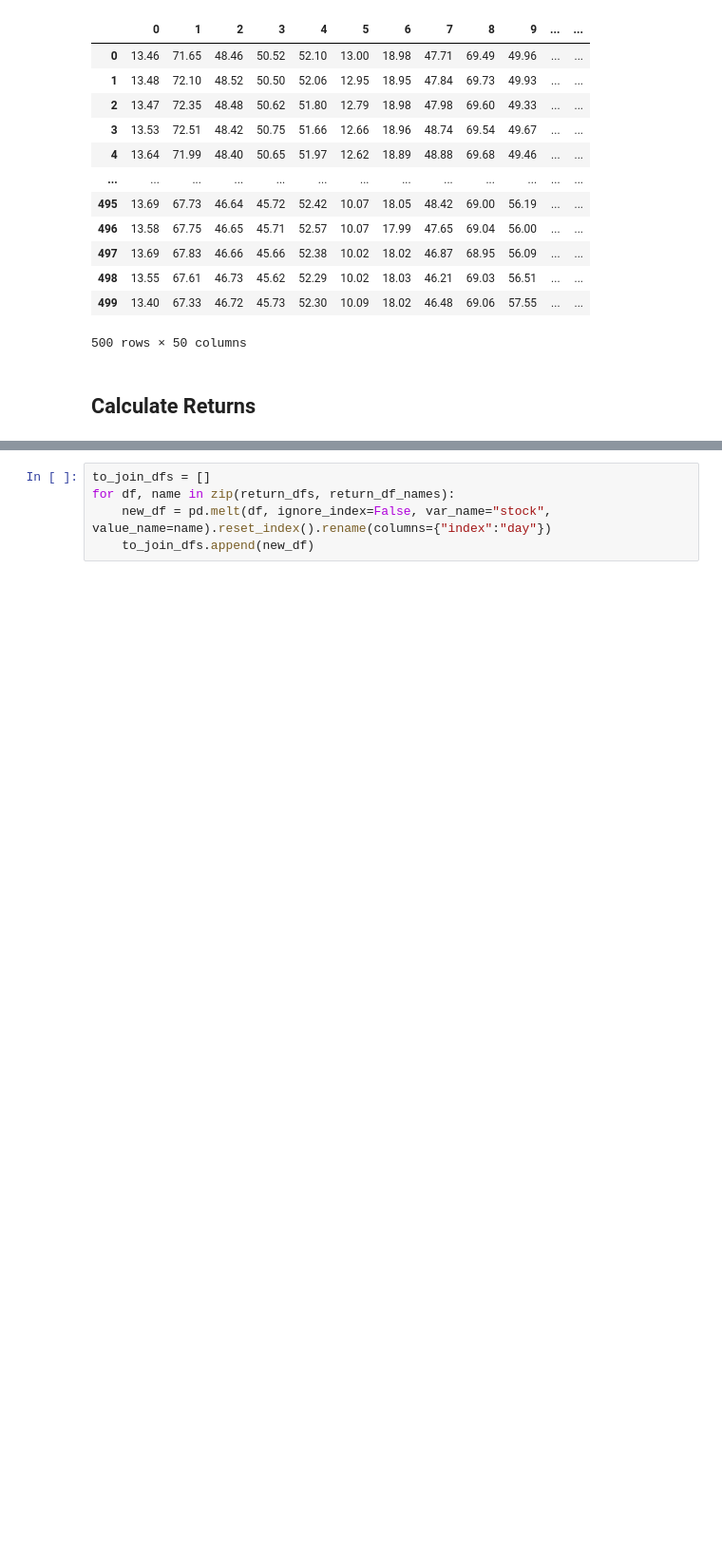
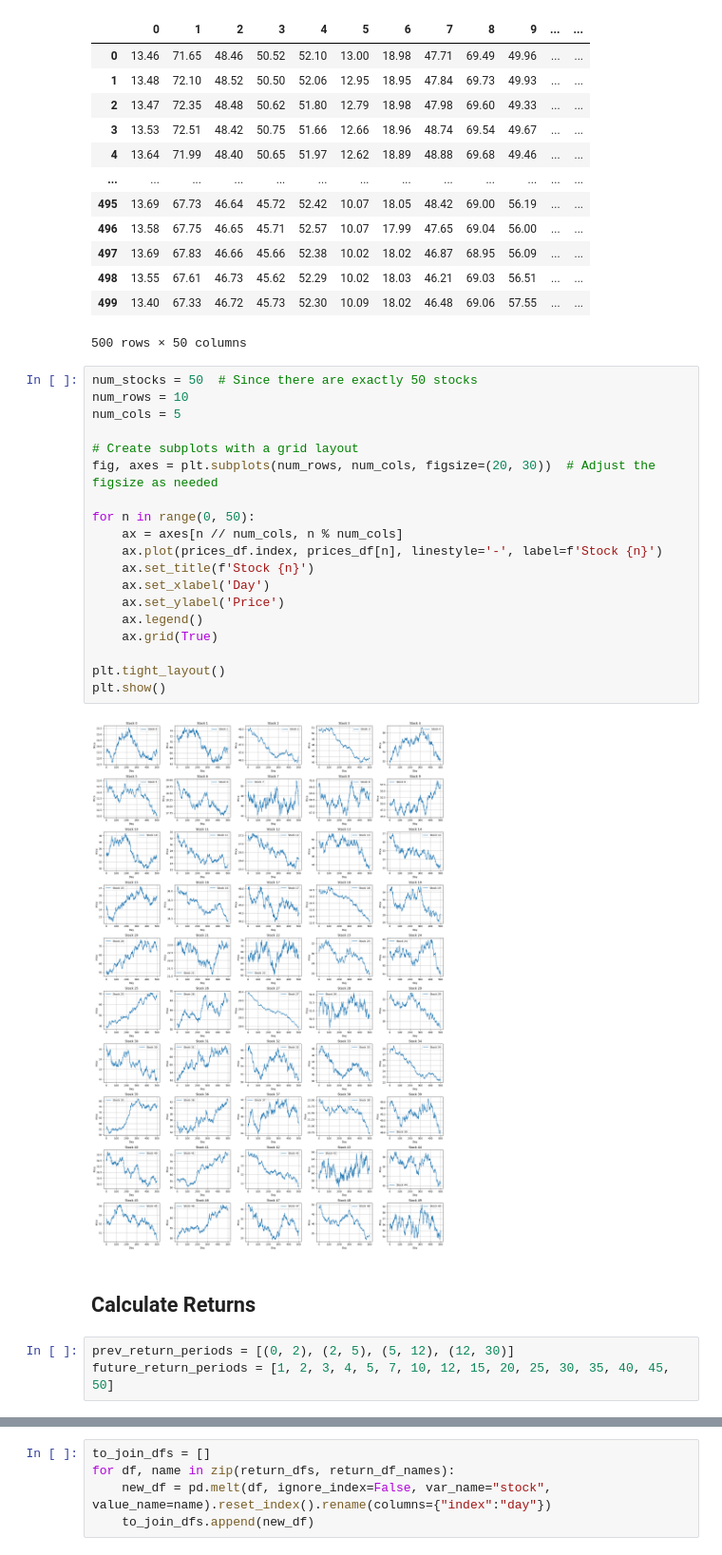
Before and after one commit to engooo/Cutiepatooties-Algothon-2024, a Jupyter notebook: wokringanalysishopefully.ipynb, the cells around one changed output, grey strips where cells are left out. Shown at 95% size. Cells and saved outputs as stored; diff of their text form; blank space fills up the shorter version.

```diff
--- a/wokringanalysishopefully.ipynb
+++ b/wokringanalysishopefully.ipynb
@@ -24,8 +29,32 @@ prices_df
 | 498 | 13.55 | 67.61 | 46.73 | 45.62 | 52.29 | 10.02 | 18.03 | 46.21 | 69.03 | 56.51 | ... | ... |
 | 499 | 13.40 | 67.33 | 46.72 | 45.73 | 52.30 | 10.09 | 18.02 | 46.48 | 69.06 | 57.55 | ... | ... |
 500 rows × 50 columns
+# %%
+num_stocks = 50  # Since there are exactly 50 stocks
+num_rows = 10
+num_cols = 5
+
+# Create subplots with a grid layout
+fig, axes = plt.subplots(num_rows, num_cols, figsize=(20, 30))  # Adjust the figsize as needed
+
+for n in range(0, 50):
+    ax = axes[n // num_cols, n % num_cols]
+    ax.plot(prices_df.index, prices_df[n], linestyle='-', label=f'Stock {n}')
+    ax.set_title(f'Stock {n}')
+    ax.set_xlabel('Day')
+    ax.set_ylabel('Price')
+    ax.legend()
+    ax.grid(True)
+
+plt.tight_layout()
+plt.show()
+# %% [output]
+[figure, added]
 # %% [markdown]
 ## Calculate Returns
+# %%
+prev_return_periods = [(0, 2), (2, 5), (5, 12), (12, 30)]
+future_return_periods = [1, 2, 3, 4, 5, 7, 10, 12, 15, 20, 25, 30, 35, 40, 45, 50]
 # %%
 def calculate_prev_returns(prices, start_day, end_day):
     return (prices.shift(start_day) / prices.shift(end_day) - 1)
```
Also changed, not shown: parts of 13 cells of this notebook.
